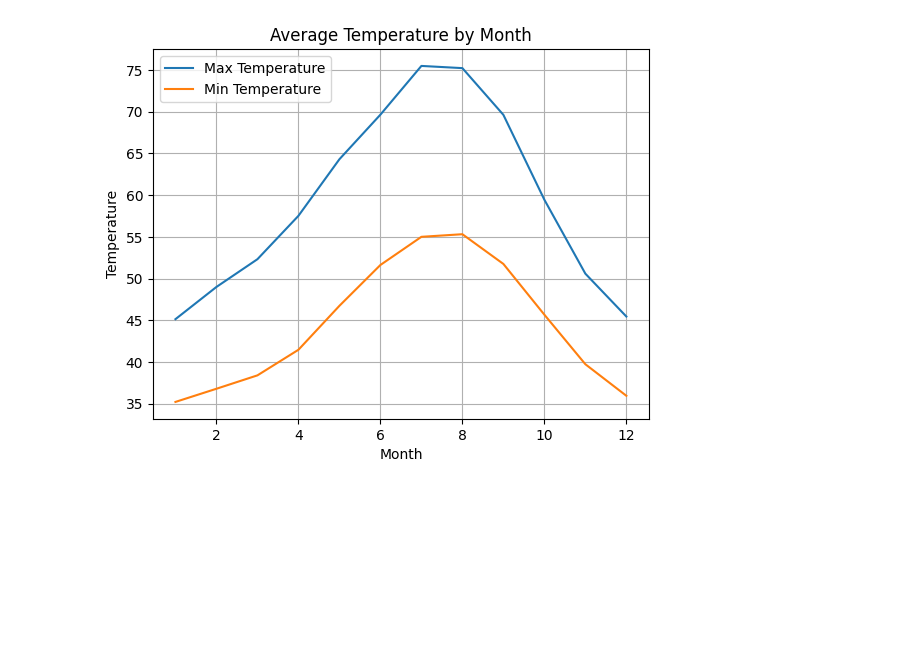
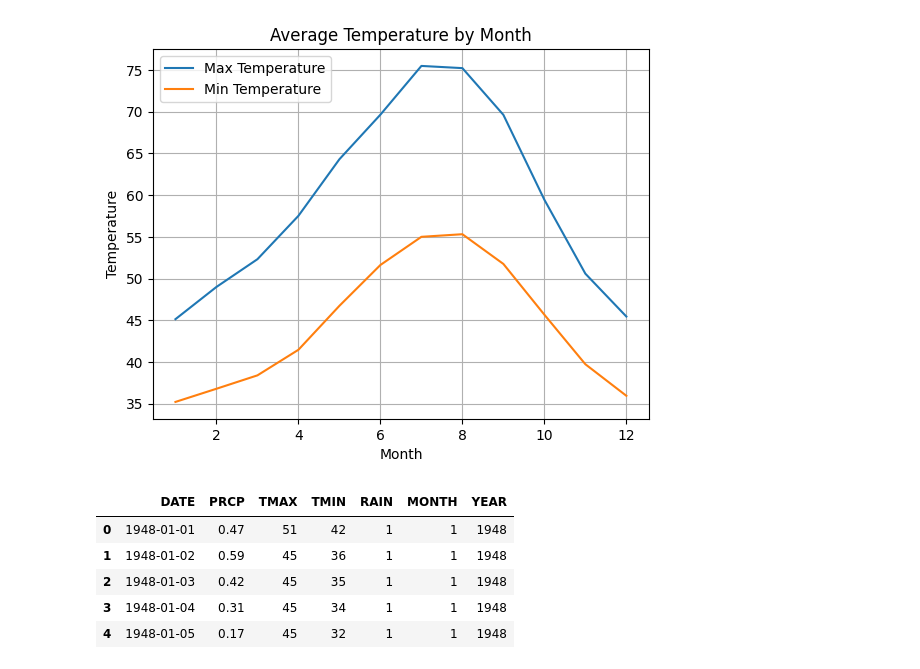
Before and after one commit to s4bih/machine-learning, a Jupyter notebook: prediksi_hujan.ipynb, the cells around one changed output. Saved outputs shown, nothing was run; the diff lists cells and outputs as text; code cells hidden in the pictures; blank space fills up the shorter version.

```diff
--- a/prediksi_hujan.ipynb
+++ b/prediksi_hujan.ipynb
@@ -204,3 +204,16 @@ plt.grid(True)
 plt.show()
 # %% [output]
 [figure]
+# %%
+data['DATE'] = pd.to_datetime(data['DATE'])
+data['YEAR'] = data['DATE'].dt.year
+data['MONTH'] = data['DATE'].dt.month
+
+data.head()
+# %% [output]
+|  | DATE | PRCP | TMAX | TMIN | RAIN | MONTH | YEAR |
+| 0 | 1948-01-01 | 0.47 | 51 | 42 | 1 | 1 | 1948 |
+| 1 | 1948-01-02 | 0.59 | 45 | 36 | 1 | 1 | 1948 |
+| 2 | 1948-01-03 | 0.42 | 45 | 35 | 1 | 1 | 1948 |
+| 3 | 1948-01-04 | 0.31 | 45 | 34 | 1 | 1 | 1948 |
+| 4 | 1948-01-05 | 0.17 | 45 | 32 | 1 | 1 | 1948 |
```
Also changed, not shown: parts of 8 cells of this notebook.
